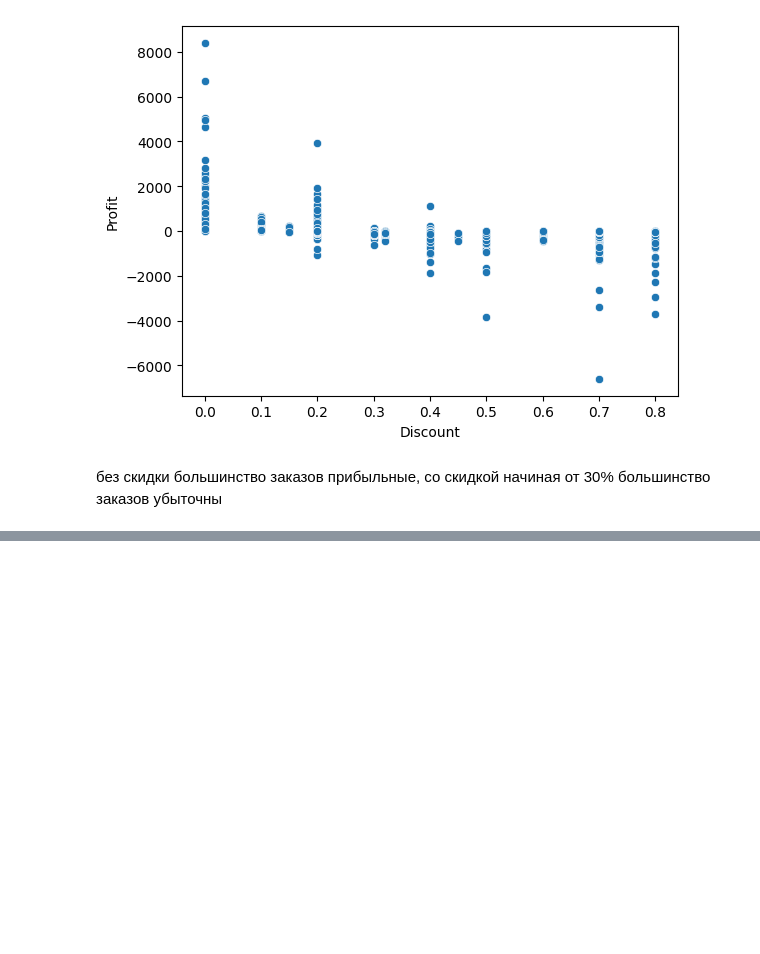
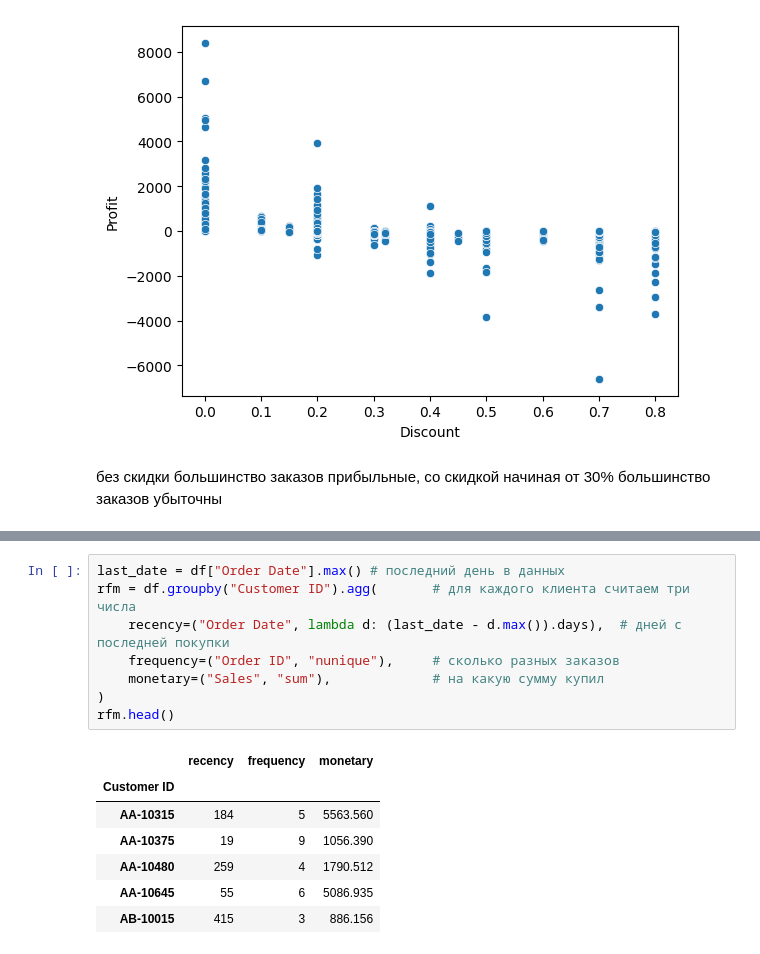
Before and after one commit to ch1rak/superstore-analysis, a Jupyter notebook: analysis.ipynb, the cells around one changed output, grey strips where cells are left out. Cells and saved outputs as stored; diff of their text form; blank space fills up the shorter version.

```diff
--- a/analysis.ipynb
+++ b/analysis.ipynb
@@ -257,0 +268,16 @@ sns.scatterplot(data=df, x="Discount", y="Profit")
+# %%
+last_date = df["Order Date"].max() # последний день в данных
+rfm = df.groupby("Customer ID").agg(       # для каждого клиента считаем три числа
+    recency=("Order Date", lambda d: (last_date - d.max()).days),  # дней с последней покупки
+    frequency=("Order ID", "nunique"),     # сколько разных заказов
+    monetary=("Sales", "sum"),             # на какую сумму купил
+)
+rfm.head()
+# %% [output]
+|  | recency | frequency | monetary |
+| Customer ID |  |  |  |
+| AA-10315 | 184 | 5 | 5563.560 |
+| AA-10375 | 19 | 9 | 1056.390 |
+| AA-10480 | 259 | 4 | 1790.512 |
+| AA-10645 | 55 | 6 | 5086.935 |
+| AB-10015 | 415 | 3 | 886.156 |
```
Also changed, not shown: parts of 10 cells of this notebook, 1 other file.
